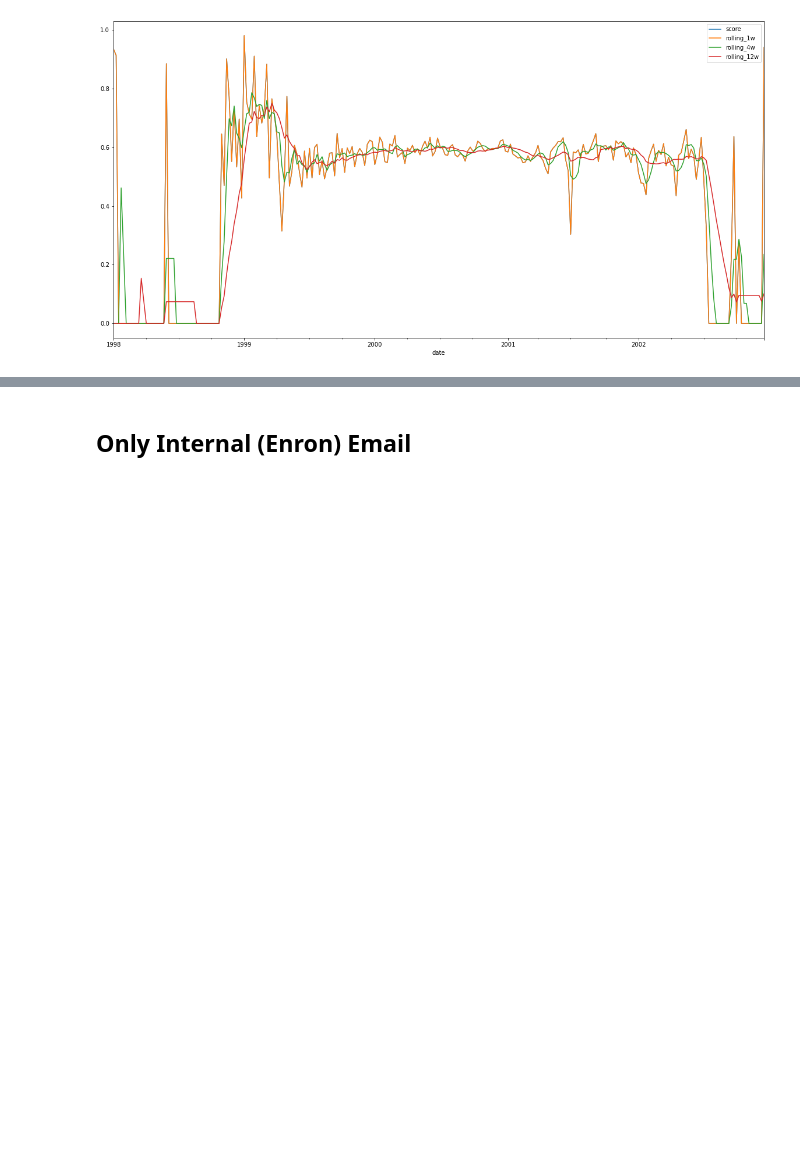
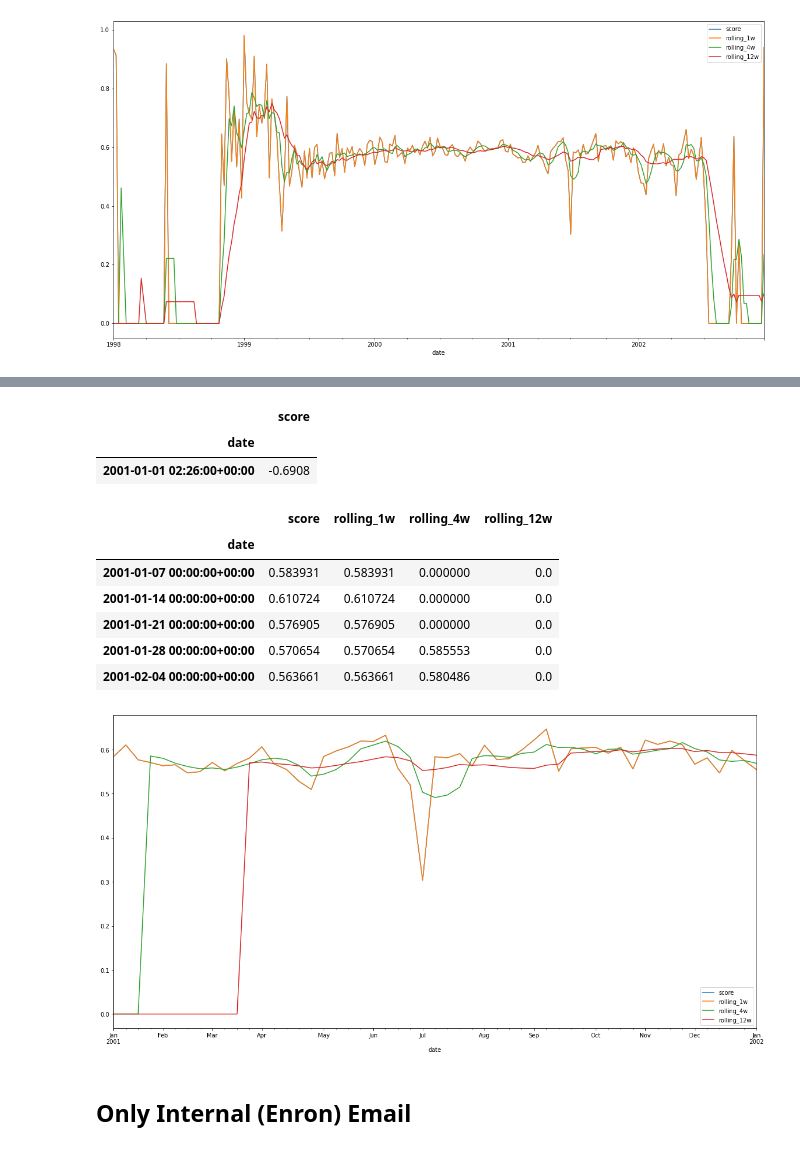
Before and after one commit to Enron-Discussion-NLP/Capstone, a Jupyter notebook: 00_Kaniela/sentiment.ipynb, the cells around one changed output, grey strips where cells are left out. Cells and saved outputs as stored; diff of their text form; code cells hidden in the pictures; blank space fills up the shorter version.

```diff
--- a/00_Kaniela/sentiment.ipynb
+++ b/00_Kaniela/sentiment.ipynb
@@ -248,3 +254,29 @@ rolling_poi.head()
+# %%
+# filter for dates for 2001 only
+poi_2001 = df[(df.index > '2001') & (df.index < '2002')][['score']]
+poi_2001.head(1)
+# %% [output]
+|  | score |
+| date |  |
+| 2001-01-01 02:26:00+00:00 | -0.6908 |
+# %%
+# Plot Rolling Averages for POI sentiment scofre
+rolling_poi_2001 = poi_2001.resample('W').mean().fillna(0).assign(
+    rolling_1w=lambda poi_2001: poi_2001.score.rolling(1).mean().fillna(0),
+    rolling_4w=lambda poi_2001: poi_2001.score.rolling(4).mean().fillna(0),
+    rolling_12w=lambda poi_2001: poi_2001.score.rolling(12).mean().fillna(0),
+)
+rolling_poi_2001.plot(figsize=(20,10))
+rolling_poi_2001.head()
+# %% [output]
+|  | score | rolling_1w | rolling_4w | rolling_12w |
+| date |  |  |  |  |
+| 2001-01-07 00:00:00+00:00 | 0.583931 | 0.583931 | 0.000000 | 0.0 |
+| 2001-01-14 00:00:00+00:00 | 0.610724 | 0.610724 | 0.000000 | 0.0 |
+| 2001-01-21 00:00:00+00:00 | 0.576905 | 0.576905 | 0.000000 | 0.0 |
+| 2001-01-28 00:00:00+00:00 | 0.570654 | 0.570654 | 0.585553 | 0.0 |
+| 2001-02-04 00:00:00+00:00 | 0.563661 | 0.563661 | 0.580486 | 0.0 |
+[figure, added]
 # %% [markdown]
 ## Only Internal (Enron) Email
 # %%
```
Also changed, not shown: parts of 4 cells of this notebook, 2 other files.
